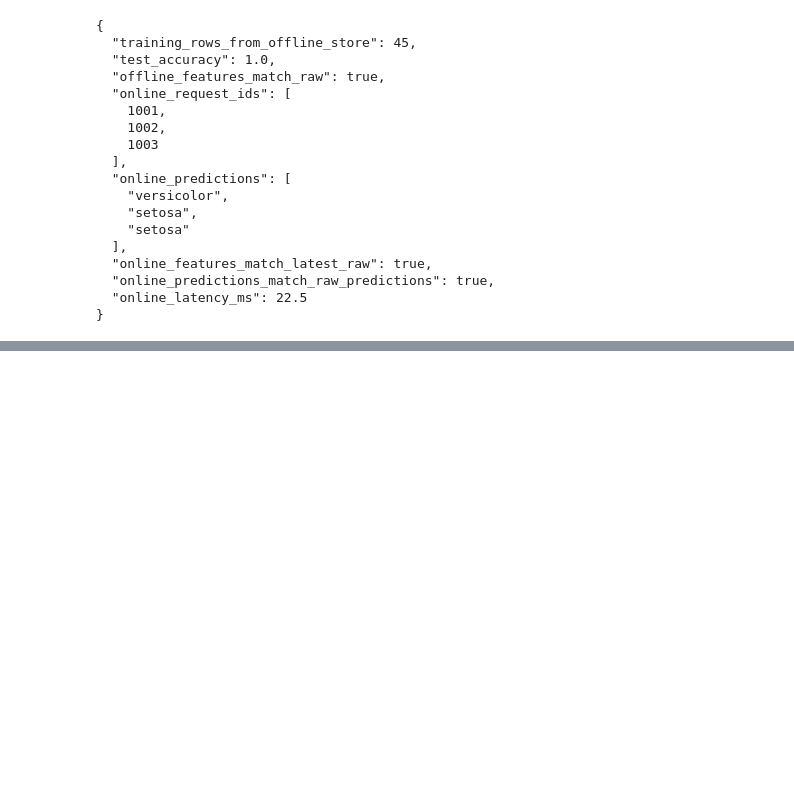
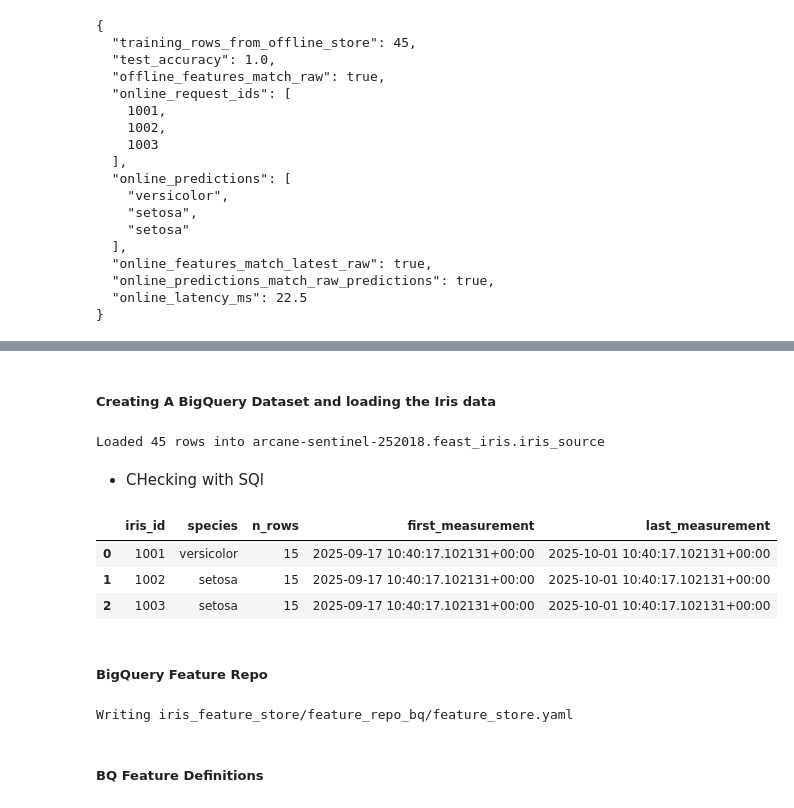
Before and after one commit to Draiken7/21f2000602_MLOPS_WEEKLY_ASSIGNMENT, a Jupyter notebook: week3_feast_iris.ipynb, the cells around one changed output, grey strips where cells are left out. Cells and saved outputs as stored; diff of their text form; code cells hidden in the pictures; blank space fills up the shorter version.

```diff
--- a/week3_feast_iris.ipynb
+++ b/week3_feast_iris.ipynb
@@ -572,0 +579,42 @@ print(json.dumps(metrics, indent=2))
+# %% [markdown]
+##### Creating A BigQuery Dataset and loading the Iris data
+# %%
+from google.cloud import bigquery
+
+PROJECT_ID = "arcane-sentinel-252018"
+BQ_LOCATION = "us-central1"
+BQ_DATASET = "feast_iris"
+BQ_TABLE = f"{PROJECT_ID}.{BQ_DATASET}.iris_source"
+
+client = bigquery.Client(project=PROJECT_ID, location=BQ_LOCATION)
+
+dataset = bigquery.Dataset(f"{PROJECT_ID}.{BQ_DATASET}")
+dataset.location = BQ_LOCATION
+client.create_dataset(dataset, exists_ok=True)
+
+raw_data = pd.read_parquet("iris_feature_store/feature_repo/data/iris_data.parquet")
+job = client.load_table_from_dataframe(
+    raw_data, BQ_TABLE,
+    job_config=bigquery.LoadJobConfig(write_disposition="WRITE_TRUNCATE"),
+)
+job.result()
+print("Loaded", client.get_table(BQ_TABLE).num_rows, "rows into", BQ_TABLE)
+# %% [output]
+Loaded 45 rows into arcane-sentinel-252018.feast_iris.iris_source
+# %% [markdown]
+- CHecking with SQl
+# %%
+client.query(f"""
+    SELECT iris_id, species, COUNT(*) AS n_rows,
+           MIN(event_timestamp) AS first_measurement, MAX(event_timestamp) AS last_measurement
+    FROM `{BQ_TABLE}`
+    GROUP BY iris_id, species
+    ORDER BY iris_id
+""").to_dataframe()
+# %% [output]
+|  | iris_id | species | n_rows | first_measurement | last_measurement |
+| 0 | 1001 | versicolor | 15 | 2025-09-17 10:40:17.102131+00:00 | 2025-10-01 10:40:17.102131+00:00 |
+| 1 | 1002 | setosa | 15 | 2025-09-17 10:40:17.102131+00:00 | 2025-10-01 10:40:17.102131+00:00 |
+| 2 | 1003 | setosa | 15 | 2025-09-17 10:40:17.102131+00:00 | 2025-10-01 10:40:17.102131+00:00 |
+# %% [markdown]
+##### BigQuery Feature Repo
@@ -572,0 +623,22 @@ print(json.dumps(metrics, indent=2))
+# %%
+%%writefile iris_feature_store/feature_repo_bq/feature_store.yaml
+project: iris_feature_store_bq
+registry: data/registry.db
+provider: gcp
+# OFFLINE store moved to BigQuery (was: type: file)
+offline_store:
+    type: bigquery
+    project_id: arcane-sentinel-252018
+    dataset: feast_iris            # Feast writes temporary tables here (e.g. the uploaded entity_df)
+    location: us-central1
+# ONLINE store unchanged: SQLite for low-latency lookups
+online_store:
+    type: sqlite
+    path: data/online_store.db
+entity_key_serialization_version: 3
+auth:
+    type: no_auth
+# %% [output]
+Writing iris_feature_store/feature_repo_bq/feature_store.yaml
+# %% [markdown]
+##### BQ Feature Definitions
```
Also changed, not shown: parts of 13 cells of this notebook, 4 other files.
